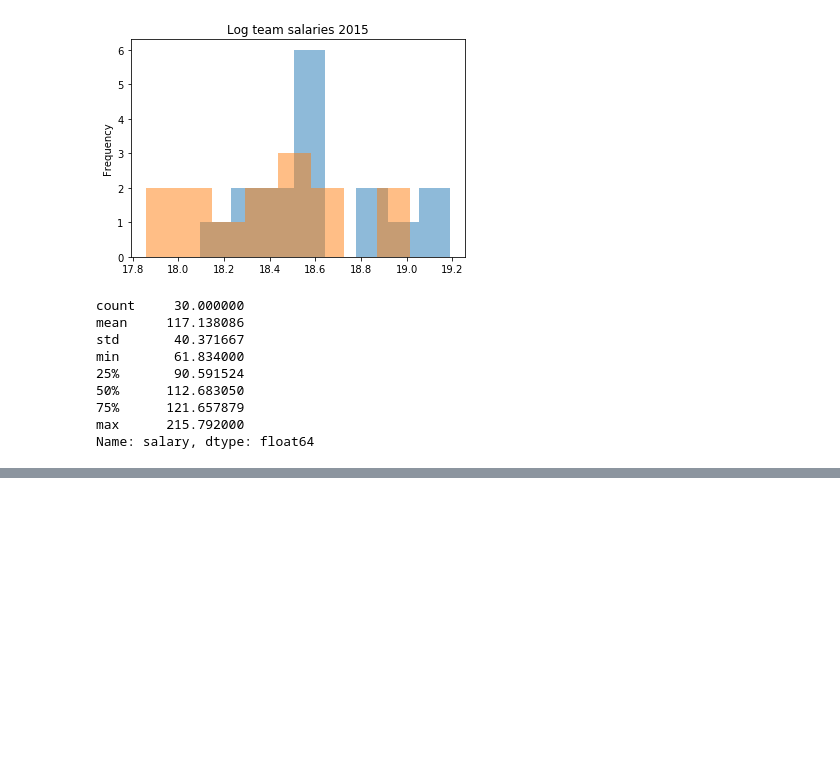
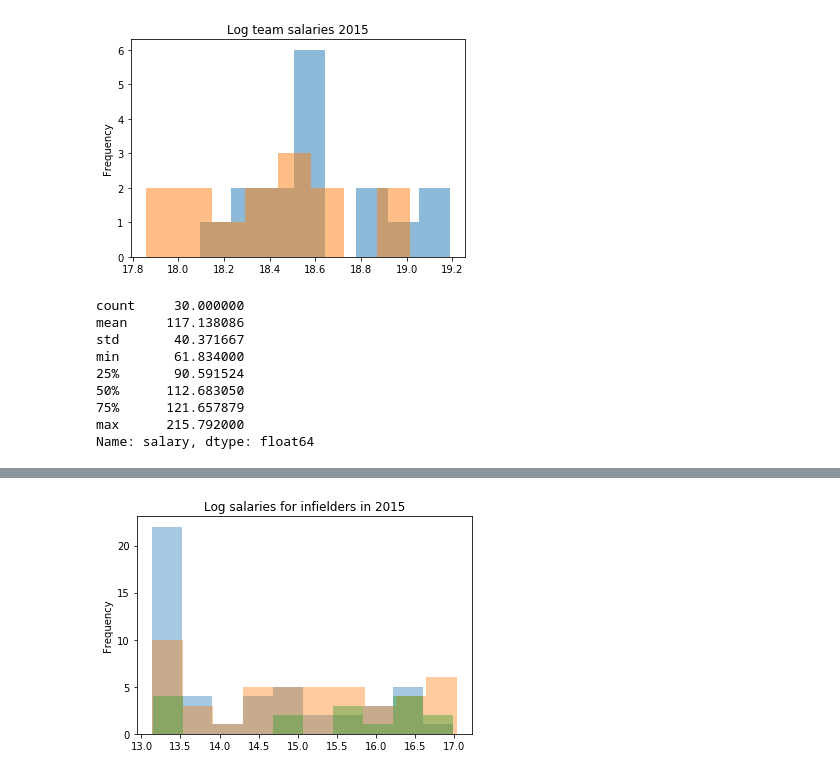
Before and after one commit to jnelson16/springboard-capstone, a Jupyter notebook: eda-salary.ipynb, the cells around one changed output, grey strips where cells are left out. Cells and saved outputs as stored; diff of their text form; code cells hidden in the pictures; blank space fills up the shorter version.

```diff
--- a/eda-salary.ipynb
+++ b/eda-salary.ipynb
@@ -8,6 +8,7 @@ import matplotlib.pyplot as plt
 # Loads datasets
 salary = pd.read_csv('data/baseball/salary.csv')
 team = pd.read_csv('data/baseball/team.csv')
+appearances = pd.read_csv('data/baseball/appearances.csv')
 # %% [markdown]
 ### Salary Over Time
 # %%
@@ -99,0 +103,6 @@ Name: salary, dtype: float64
+# %%
+# Produces a variable for the starting position of each player based on how many games they played in each position
+appearances['str_pos'] = appearances[['g_p', 'g_c', 'g_1b', 'g_2b', 'g_3b', 'g_ss',
+                                'g_lf', 'g_cf', 'g_rf', 'g_dh']].idxmax(axis=1).str.replace('g_', '')
+# %%
+app_salary = appearances.merge(salary)
@@ -99,0 +125,12 @@ Name: salary, dtype: float64
+# %%
+# Creates histogram for salary by position
+def distribution_salary_pos(year, pos, title):
+    pos_df = app_salary[app_salary.str_pos == pos]
+    np.log(pos_df[(pos_df.year == year)].groupby('player_id')['salary'].mean()).plot(
+        kind='hist', bins=10, title=f'Log salaries for {title} in {year}', alpha=0.4)
+# %%
+distribution_salary_pos(2015, '2b', 'infielders')
+distribution_salary_pos(2015, '1b', 'infielders')
+distribution_salary_pos(2015, 'dh', 'infielders')
+# %% [output]
+[figure, added]
```
Also changed, not shown: parts of 4 cells of this notebook, 4 other files.
